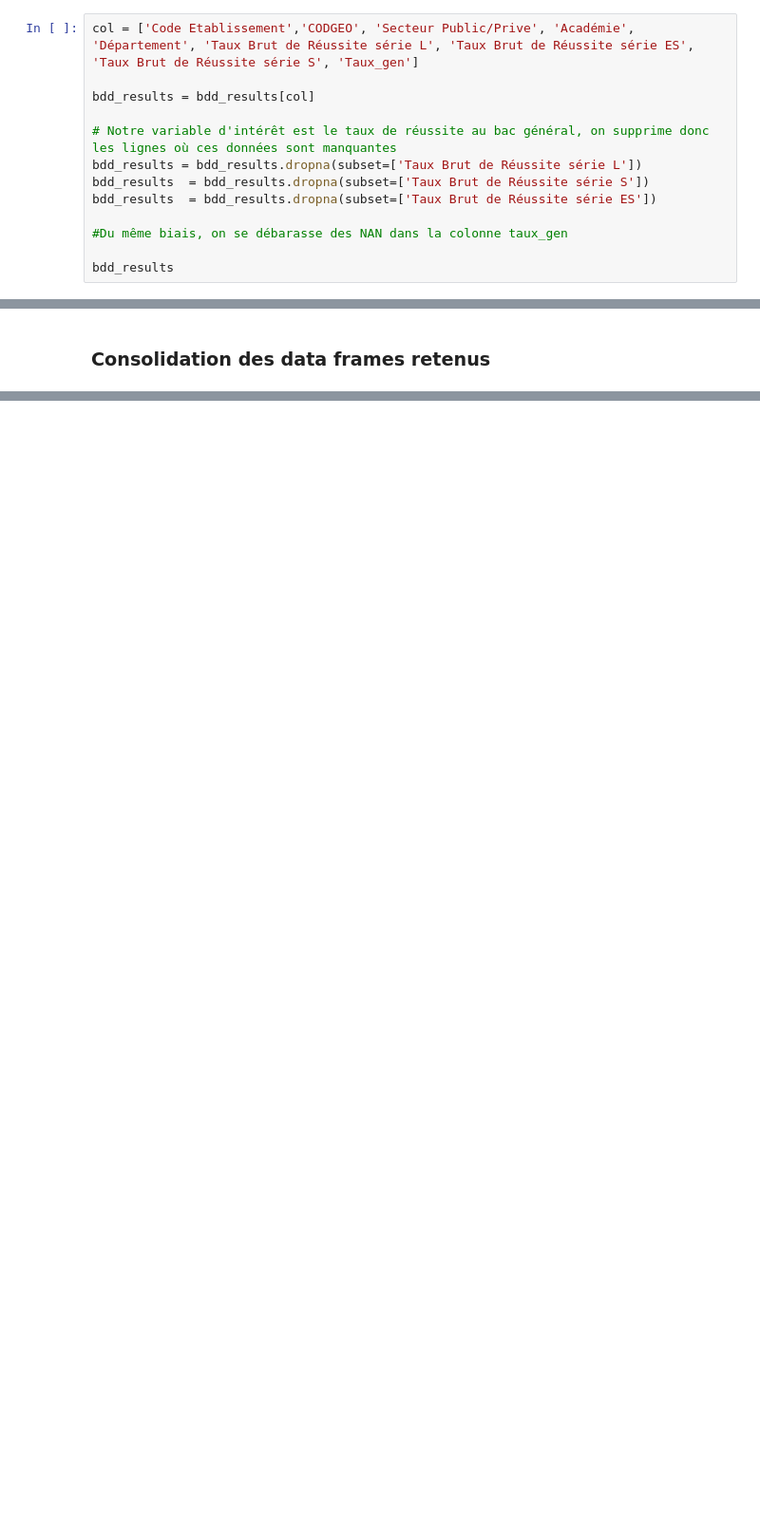
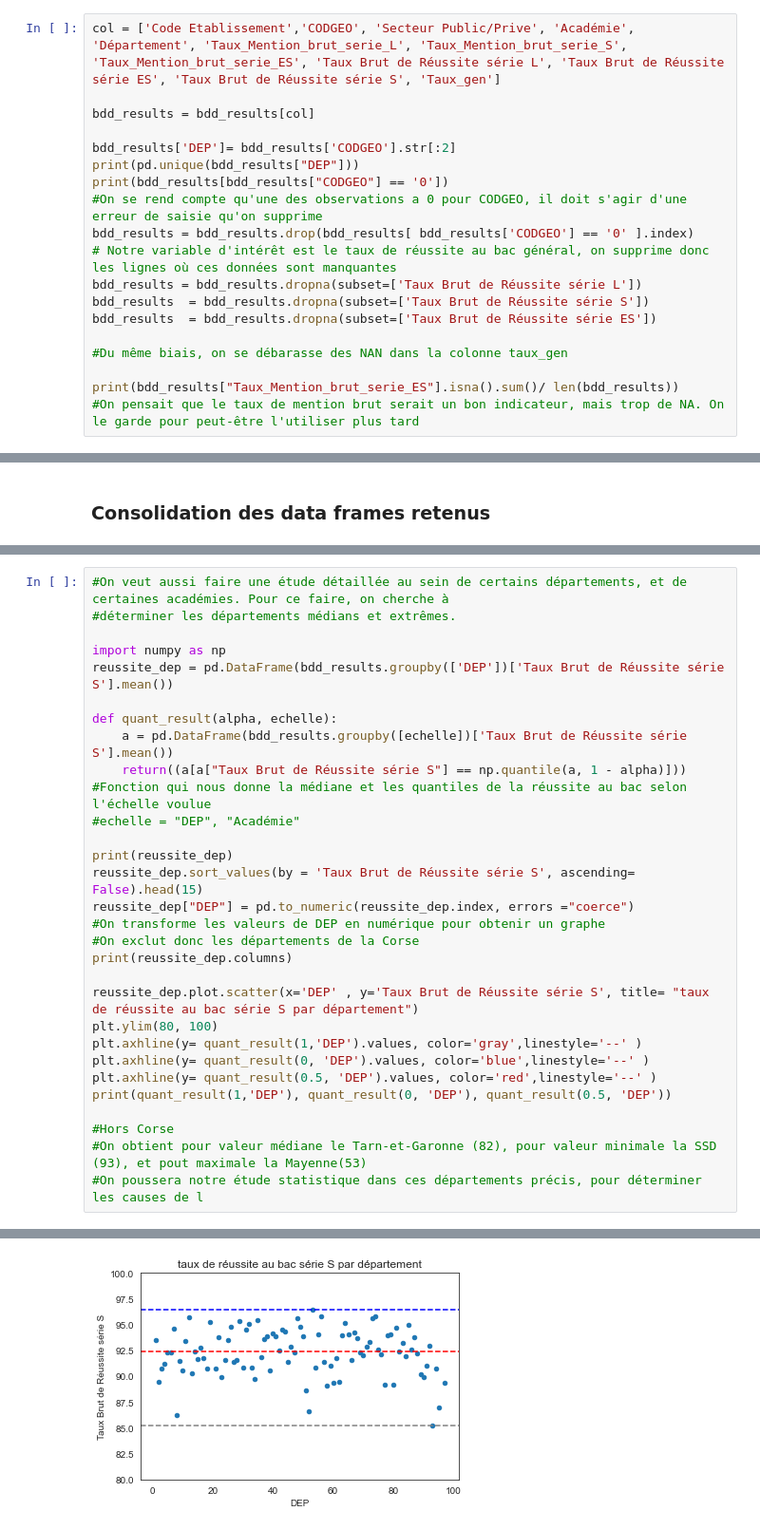
Before and after one commit to pguillot4/Python_project, a Jupyter notebook: Projet_Education-checkpoint.ipynb, the cells around one changed output, grey strips where cells are left out. Shown: that part at 95% size. Drawn from its saved outputs; the diff is of its cells as text; blank space fills up the shorter version.

```diff
--- a/Projet_Education-checkpoint.ipynb
+++ b/Projet_Education-checkpoint.ipynb
@@ -228,10 +228,15 @@ Taux_gen
 # %% [markdown]
 On utilisera la variable 'CODGEO' pour merger les différentes bases, en se basant sur le code qui indique la ville dans laquelle se trouve le lycée.
 # %%
-col = ['Code Etablissement','CODGEO', 'Secteur Public/Prive', 'Académie', 'Département', 'Taux Brut de Réussite série L', 'Taux Brut de Réussite série ES', 'Taux Brut de Réussite série S', 'Taux_gen']
+col = ['Code Etablissement','CODGEO', 'Secteur Public/Prive', 'Académie', 'Département', 'Taux_Mention_brut_serie_L', 'Taux_Mention_brut_serie_S', 'Taux_Mention_brut_serie_ES', 'Taux Brut de Réussite série L', 'Taux Brut de Réussite série ES', 'Taux Brut de Réussite série S', 'Taux_gen']
 
 bdd_results = bdd_results[col]
 
+bdd_results['DEP']= bdd_results['CODGEO'].str[:2]
+print(pd.unique(bdd_results["DEP"]))
+print(bdd_results[bdd_results["CODGEO"] == '0'])
+#On se rend compte qu'une des observations a 0 pour CODGEO, il doit s'agir d'une erreur de saisie qu'on supprime
+bdd_results = bdd_results.drop(bdd_results[ bdd_results['CODGEO'] == '0' ].index)
 # Notre variable d'intérêt est le taux de réussite au bac général, on supprime donc les lignes où ces données sont manquantes
 bdd_results = bdd_results.dropna(subset=['Taux Brut de Réussite série L'])
 bdd_results  = bdd_results.dropna(subset=['Taux Brut de Réussite série S'])
@@ -239,5 +244,6 @@ bdd_results  = bdd_results.dropna(subset=['Taux Brut de Réussite série ES'])
 
 #Du même biais, on se débarasse des NAN dans la colonne taux_gen
 
-bdd_results
+print(bdd_results["Taux_Mention_brut_serie_ES"].isna().sum()/ len(bdd_results))
+#On pensait que le taux de mention brut serait un bon indicateur, mais trop de NA. On le garde pour peut-être l'utiliser plus tard
 # %% [output]
@@ -399,0 +522,31 @@ df
+# %%
+#On veut aussi faire une étude détaillée au sein de certains départements, et de certaines académies. Pour ce faire, on cherche à
+#déterminer les départements médians et extrêmes.
+
+import numpy as np
+reussite_dep = pd.DataFrame(bdd_results.groupby(['DEP'])['Taux Brut de Réussite série S'].mean())
+
+def quant_result(alpha, echelle):
+    a = pd.DataFrame(bdd_results.groupby([echelle])['Taux Brut de Réussite série S'].mean())
+    return((a[a["Taux Brut de Réussite série S"] == np.quantile(a, 1 - alpha)]))
+#Fonction qui nous donne la médiane et les quantiles de la réussite au bac selon l'échelle voulue
+#echelle = "DEP", "Académie"
+
+print(reussite_dep)
+reussite_dep.sort_values(by = 'Taux Brut de Réussite série S', ascending= False).head(15)
+reussite_dep["DEP"] = pd.to_numeric(reussite_dep.index, errors ="coerce")
+#On transforme les valeurs de DEP en numérique pour obtenir un graphe
+#On exclut donc les départements de la Corse
+print(reussite_dep.columns)
+
+reussite_dep.plot.scatter(x='DEP' , y='Taux Brut de Réussite série S', title= "taux de réussite au bac série S par département")
+plt.ylim(80, 100)
+plt.axhline(y= quant_result(1,'DEP').values, color='gray',linestyle='--' )
+plt.axhline(y= quant_result(0, 'DEP').values, color='blue',linestyle='--' )
+plt.axhline(y= quant_result(0.5, 'DEP').values, color='red',linestyle='--' )
+print(quant_result(1,'DEP'), quant_result(0, 'DEP'), quant_result(0.5, 'DEP'))
+
+#Hors Corse
+#On obtient pour valeur médiane le Tarn-et-Garonne (82), pour valeur minimale la SSD (93), et pout maximale la Mayenne(53)
+#On poussera notre étude statistique dans ces départements précis, pour déterminer les causes de l
+# %% [output]
@@ -399,0 +570 @@ df
+[figure, added]
```
Also changed, not shown: parts of 25 cells of this notebook.
